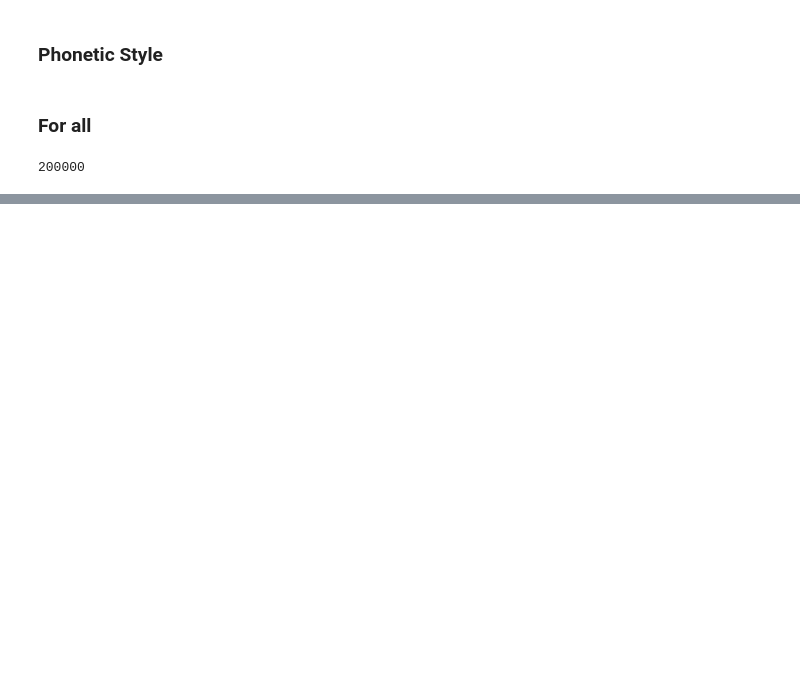
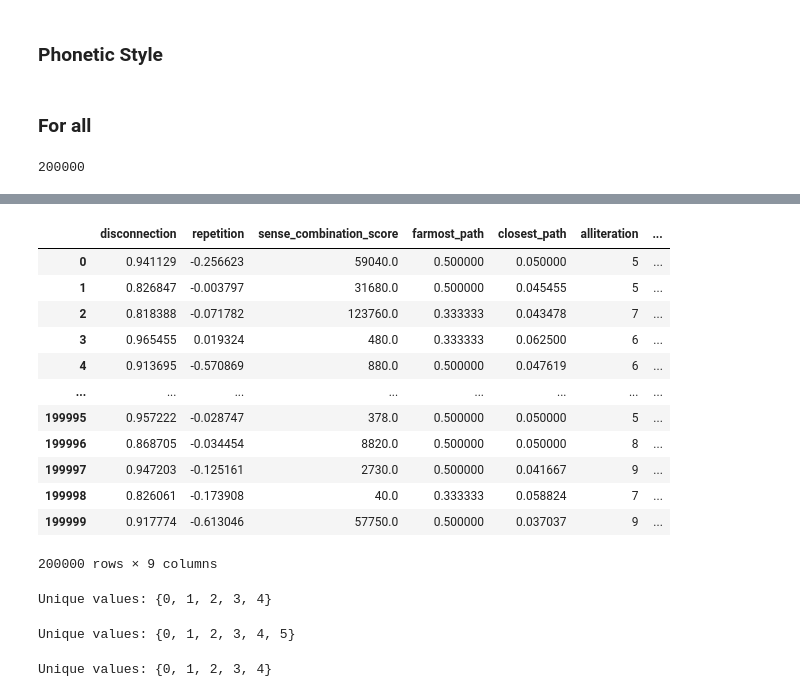
Before and after one commit to psvkaushik/LOLgarithm, a Jupyter notebook: experiments/semantic_word2vec_expts.ipynb, the cells around one changed output, grey strips where cells are left out. Drawn from its saved outputs; the diff is of its cells as text; code cells hidden in the pictures; blank space fills up the shorter version.

Commit message:
add modified semantic-features changes

```diff
--- a/experiments/semantic_word2vec_expts.ipynb
+++ b/experiments/semantic_word2vec_expts.ipynb
@@ -418,0 +414,32 @@ weighted avg       0.58      0.55      0.56    140000
+# %%
+ambiguity_features_scs_df = pd.read_csv('/content/drive/MyDrive/CSC791:NLP/project/ambiguity_features_scs.csv')
+ambiguity_features_pthsim_df = pd.read_csv('/content/drive/MyDrive/CSC791:NLP/project/ambiguity_features_pths.csv')
+incngruity_features_df = pd.read_csv('/content/drive/MyDrive/CSC791:NLP/project/incongruity_features.csv')
+phonetic_features_df = pd.read_csv('/content/drive/MyDrive/CSC791:NLP/project/phonetic_features.csv')
+# %%
+semantic_features = pd.DataFrame({
+    'disconnection': incngruity_features_df['Disconnection'],
+    'repetition': incngruity_features_df['Repetition'],
+    'sense_combination_score': ambiguity_features_scs_df['SenseCombScore'],
+    'farmost_path': ambiguity_features_pthsim_df['farmost_path'],
+    'closest_path': ambiguity_features_pthsim_df['closest_path'],
+    'alliteration': phonetic_features_df['num_alliteration_chains'],
+    'max_alliteration': phonetic_features_df['max_all_chain'],
+    'rhyme': phonetic_features_df['num_rhyme_chains'],
+    'max_rhyme': phonetic_features_df['max_rhyme_chain']
+})
+semantic_features
+# %% [output]
+|  | disconnection | repetition | sense_combination_score | farmost_path | closest_path | alliteration | ... |
+| 0 | 0.941129 | -0.256623 | 59040.0 | 0.500000 | 0.050000 | 5 | ... |
+| 1 | 0.826847 | -0.003797 | 31680.0 | 0.500000 | 0.045455 | 5 | ... |
+| 2 | 0.818388 | -0.071782 | 123760.0 | 0.333333 | 0.043478 | 7 | ... |
+| 3 | 0.965455 | 0.019324 | 480.0 | 0.333333 | 0.062500 | 6 | ... |
+| 4 | 0.913695 | -0.570869 | 880.0 | 0.500000 | 0.047619 | 6 | ... |
+| ... | ... | ... | ... | ... | ... | ... | ... |
+| 199995 | 0.957222 | -0.028747 | 378.0 | 0.500000 | 0.050000 | 5 | ... |
+| 199996 | 0.868705 | -0.034454 | 8820.0 | 0.500000 | 0.050000 | 8 | ... |
+| 199997 | 0.947203 | -0.125161 | 2730.0 | 0.500000 | 0.041667 | 9 | ... |
+| 199998 | 0.826061 | -0.173908 | 40.0 | 0.333333 | 0.058824 | 7 | ... |
+| 199999 | 0.917774 | -0.613046 | 57750.0 | 0.500000 | 0.037037 | 9 | ... |
+200000 rows × 9 columns
@@ -418,0 +454,24 @@ weighted avg       0.58      0.55      0.56    140000
+# %%
+# Get unique values using set()
+unique_values = set(semantic_features['max_alliteration'].to_list())
+
+# Print the unique values
+print("Unique values:", unique_values)
+# %% [output]
+Unique values: {0, 1, 2, 3, 4}
+# %%
+# Get unique values using set()
+unique_values = set(semantic_features['rhyme'].to_list())
+
+# Print the unique values
+print("Unique values:", unique_values)
+# %% [output]
+Unique values: {0, 1, 2, 3, 4, 5}
+# %%
+# Get unique values using set()
+unique_values = set(semantic_features['alliteration'].to_list())
+
+# Print the unique values
+print("Unique values:", unique_values)
+# %% [output]
+Unique values: {0, 1, 2, 3, 4}
```
Also changed, not shown: parts of 25 cells of this notebook, 1 other file.
